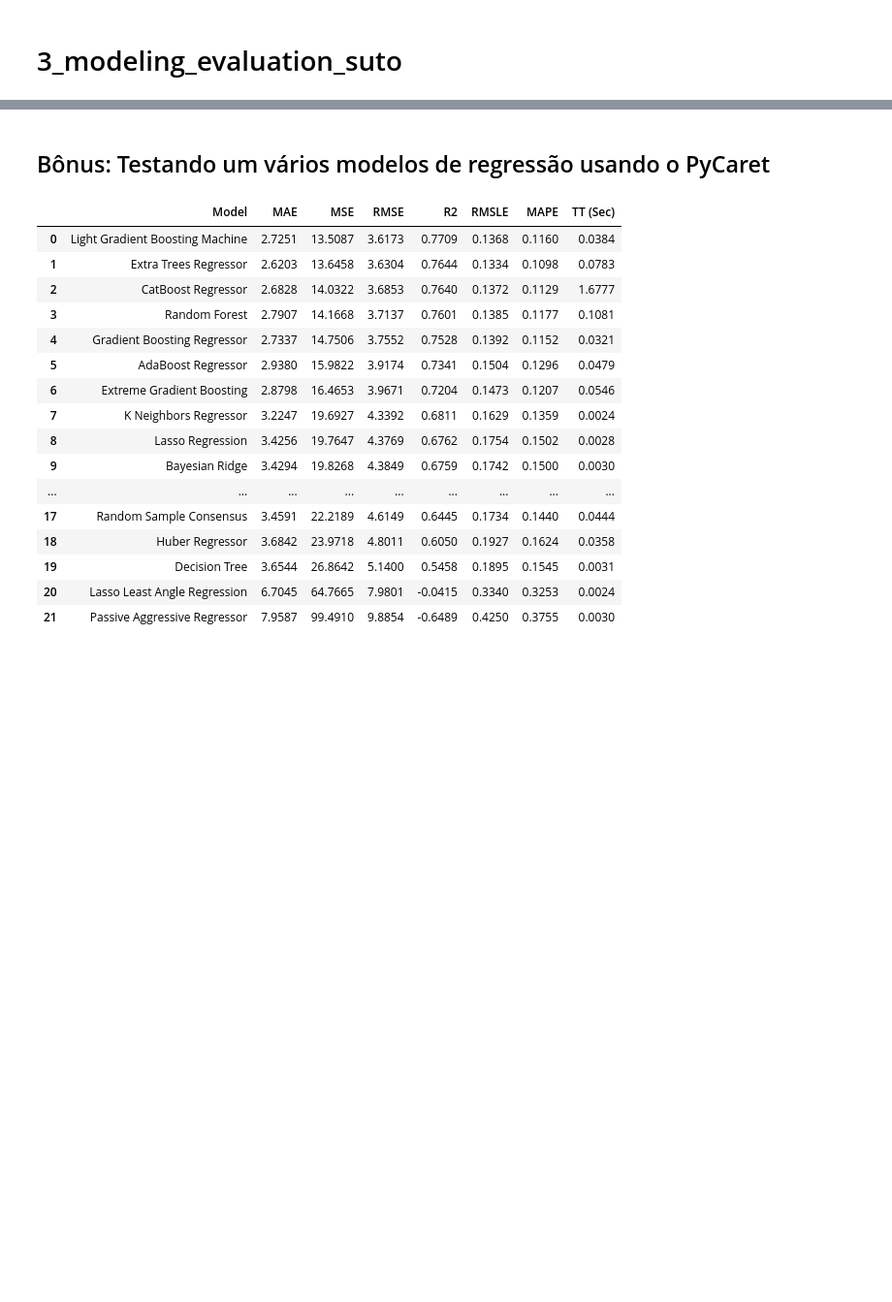
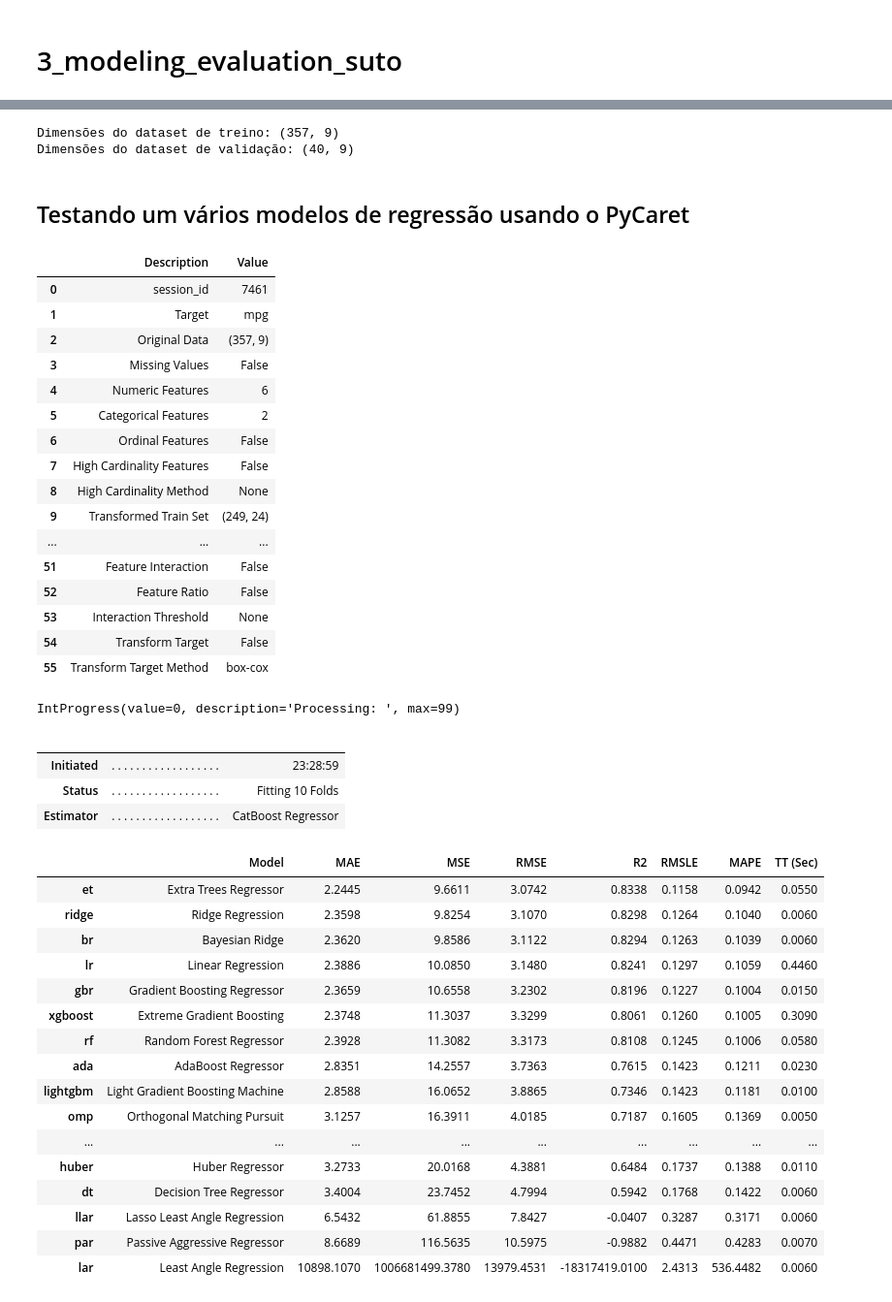
Before and after one commit to Carne-de-Pescoco/kaggle-used-car, a Jupyter notebook: notebooks/3_modeling_evaluation_suto.ipynb, the cells around one changed output, grey strips where cells are left out. Shown at 97% size. Saved outputs shown, nothing was run; the diff lists cells and outputs as text; code cells hidden in the pictures; blank space fills up the shorter version.

```diff
--- a/notebooks/3_modeling_evaluation_suto.ipynb
+++ b/notebooks/3_modeling_evaluation_suto.ipynb
@@ -387,25 +34,61 @@ ax = sns.scatterplot(x=X_test["weight"].values, y=y_pred)
+# %%
+df_data = pd.read_parquet(path_interim_data+"df_data_step_1_output.pqt")
+
+X_train_encoded = pd.read_parquet(path_interim_data+"X_train_encoded_step_2.pqt")
+X_test_encoded = pd.read_parquet(path_interim_data+"X_test_encoded_2_output.pqt")
+
+X_train_encoded = pd.concat([X_train_encoded.drop(['car name'], axis=1), df_data.loc[X_train_encoded.index, "mpg"]], axis=1)
+X_test_encoded = pd.concat([X_test_encoded.drop(['car name'], axis=1), df_data.loc[X_test_encoded.index, "mpg"]], axis=1)
+
+print(f"""Dimensões do dataset de treino: {X_train_encoded.shape}
+Dimensões do dataset de validação: {X_test_encoded.shape}""")
+# %% [output]
+Dimensões do dataset de treino: (357, 9)
+Dimensões do dataset de validação: (40, 9)
 # %% [markdown]
-## Bônus: Testando um vários modelos de regressão usando o PyCaret
+## Testando um vários modelos de regressão usando o PyCaret
 # %%
-regression = setup(data = df_data[ls_continuous_features].drop("origin", axis=1),
-                   target = "mpg")
+regression = setup(data=X_train_encoded, target='mpg')
 
-best = compare_models(sort = 'MSE')
+best = compare_models(sort='MSE')
 # %% [output]
-|  | Model | MAE | MSE | RMSE | R2 | RMSLE | MAPE | TT (Sec) |
-| 0 | Light Gradient Boosting Machine | 2.7251 | 13.5087 | 3.6173 | 0.7709 | 0.1368 | 0.1160 | 0.0384 |
-| 1 | Extra Trees Regressor | 2.6203 | 13.6458 | 3.6304 | 0.7644 | 0.1334 | 0.1098 | 0.0783 |
-| 2 | CatBoost Regressor | 2.6828 | 14.0322 | 3.6853 | 0.7640 | 0.1372 | 0.1129 | 1.6777 |
-| 3 | Random Forest | 2.7907 | 14.1668 | 3.7137 | 0.7601 | 0.1385 | 0.1177 | 0.1081 |
-| 4 | Gradient Boosting Regressor | 2.7337 | 14.7506 | 3.7552 | 0.7528 | 0.1392 | 0.1152 | 0.0321 |
-| 5 | AdaBoost Regressor | 2.9380 | 15.9822 | 3.9174 | 0.7341 | 0.1504 | 0.1296 | 0.0479 |
-| 6 | Extreme Gradient Boosting | 2.8798 | 16.4653 | 3.9671 | 0.7204 | 0.1473 | 0.1207 | 0.0546 |
-| 7 | K Neighbors Regressor | 3.2247 | 19.6927 | 4.3392 | 0.6811 | 0.1629 | 0.1359 | 0.0024 |
-| 8 | Lasso Regression | 3.4256 | 19.7647 | 4.3769 | 0.6762 | 0.1754 | 0.1502 | 0.0028 |
-| 9 | Bayesian Ridge | 3.4294 | 19.8268 | 4.3849 | 0.6759 | 0.1742 | 0.1500 | 0.0030 |
-| ... | ... | ... | ... | ... | ... | ... | ... | ... |
-| 17 | Random Sample Consensus | 3.4591 | 22.2189 | 4.6149 | 0.6445 | 0.1734 | 0.1440 | 0.0444 |
-| 18 | Huber Regressor | 3.6842 | 23.9718 | 4.8011 | 0.6050 | 0.1927 | 0.1624 | 0.0358 |
-| 19 | Decision Tree | 3.6544 | 26.8642 | 5.1400 | 0.5458 | 0.1895 | 0.1545 | 0.0031 |
-| 20 | Lasso Least Angle Regression | 6.7045 | 64.7665 | 7.9801 | -0.0415 | 0.3340 | 0.3253 | 0.0024 |
-| 21 | Passive Aggressive Regressor | 7.9587 | 99.4910 | 9.8854 | -0.6489 | 0.4250 | 0.3755 | 0.0030 |
+|  | Description | Value |
+| 0 | session_id | 7461 |
+| 1 | Target | mpg |
+| 2 | Original Data | (357, 9) |
+| 3 | Missing Values | False |
+| 4 | Numeric Features | 6 |
+| 5 | Categorical Features | 2 |
+| 6 | Ordinal Features | False |
+| 7 | High Cardinality Features | False |
+| 8 | High Cardinality Method | None |
+| 9 | Transformed Train Set | (249, 24) |
+| ... | ... | ... |
+| 51 | Feature Interaction | False |
+| 52 | Feature Ratio | False |
+| 53 | Interaction Threshold | None |
+| 54 | Transform Target | False |
+| 55 | Transform Target Method | box-cox |
+IntProgress(value=0, description='Processing: ', max=99)
+|  |  |  |
+|  |  |  |
+| Initiated | . . . . . . . . . . . . . . . . . . | 23:28:59 |
+| Status | . . . . . . . . . . . . . . . . . . | Fitting 10 Folds |
+| Estimator | . . . . . . . . . . . . . . . . . . | CatBoost Regressor |
+|  | Model | MAE | MSE | RMSE | R2 | RMSLE | MAPE | TT (Sec) |
+| et | Extra Trees Regressor | 2.2445 | 9.6611 | 3.0742 | 0.8338 | 0.1158 | 0.0942 | 0.0550 |
+| ridge | Ridge Regression | 2.3598 | 9.8254 | 3.1070 | 0.8298 | 0.1264 | 0.1040 | 0.0060 |
+| br | Bayesian Ridge | 2.3620 | 9.8586 | 3.1122 | 0.8294 | 0.1263 | 0.1039 | 0.0060 |
+| lr | Linear Regression | 2.3886 | 10.0850 | 3.1480 | 0.8241 | 0.1297 | 0.1059 | 0.4460 |
+| gbr | Gradient Boosting Regressor | 2.3659 | 10.6558 | 3.2302 | 0.8196 | 0.1227 | 0.1004 | 0.0150 |
+| xgboost | Extreme Gradient Boosting | 2.3748 | 11.3037 | 3.3299 | 0.8061 | 0.1260 | 0.1005 | 0.3090 |
+| rf | Random Forest Regressor | 2.3928 | 11.3082 | 3.3173 | 0.8108 | 0.1245 | 0.1006 | 0.0580 |
+| ada | AdaBoost Regressor | 2.8351 | 14.2557 | 3.7363 | 0.7615 | 0.1423 | 0.1211 | 0.0230 |
+| lightgbm | Light Gradient Boosting Machine | 2.8588 | 16.0652 | 3.8865 | 0.7346 | 0.1423 | 0.1181 | 0.0100 |
+| omp | Orthogonal Matching Pursuit | 3.1257 | 16.3911 | 4.0185 | 0.7187 | 0.1605 | 0.1369 | 0.0050 |
+| ... | ... | ... | ... | ... | ... | ... | ... | ... |
+| huber | Huber Regressor | 3.2733 | 20.0168 | 4.3881 | 0.6484 | 0.1737 | 0.1388 | 0.0110 |
+| dt | Decision Tree Regressor | 3.4004 | 23.7452 | 4.7994 | 0.5942 | 0.1768 | 0.1422 | 0.0060 |
+| llar | Lasso Least Angle Regression | 6.5432 | 61.8855 | 7.8427 | -0.0407 | 0.3287 | 0.3171 | 0.0060 |
+| par | Passive Aggressive Regressor | 8.6689 | 116.5635 | 10.5975 | -0.9882 | 0.4471 | 0.4283 | 0.0070 |
+| lar | Least Angle Regression | 10898.1070 | 1006681499.3780 | 13979.4531 | -18317419.0100 | 2.4313 | 536.4482 | 0.0060 |
```
Also changed, not shown: parts of 24 cells of this notebook, 4 other files.
